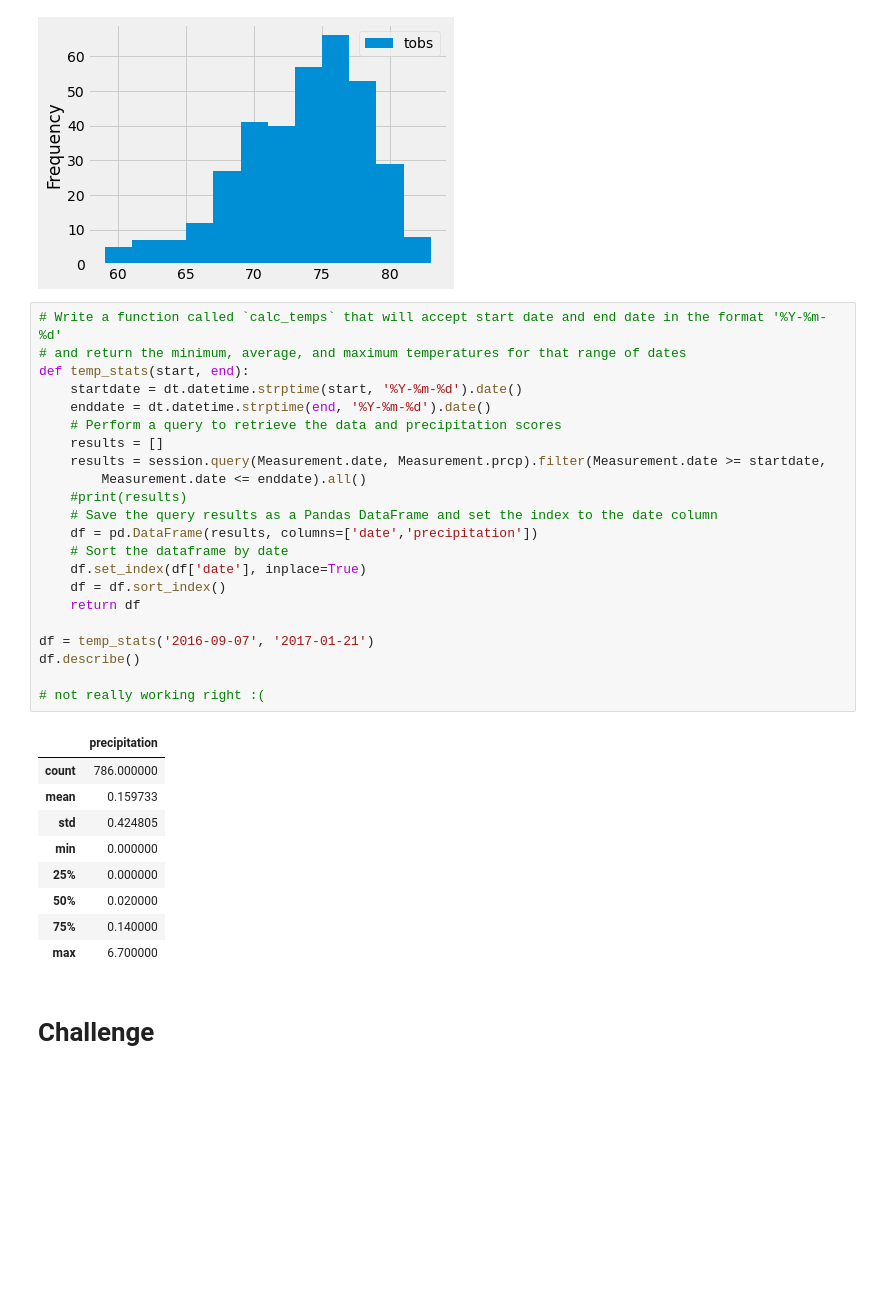
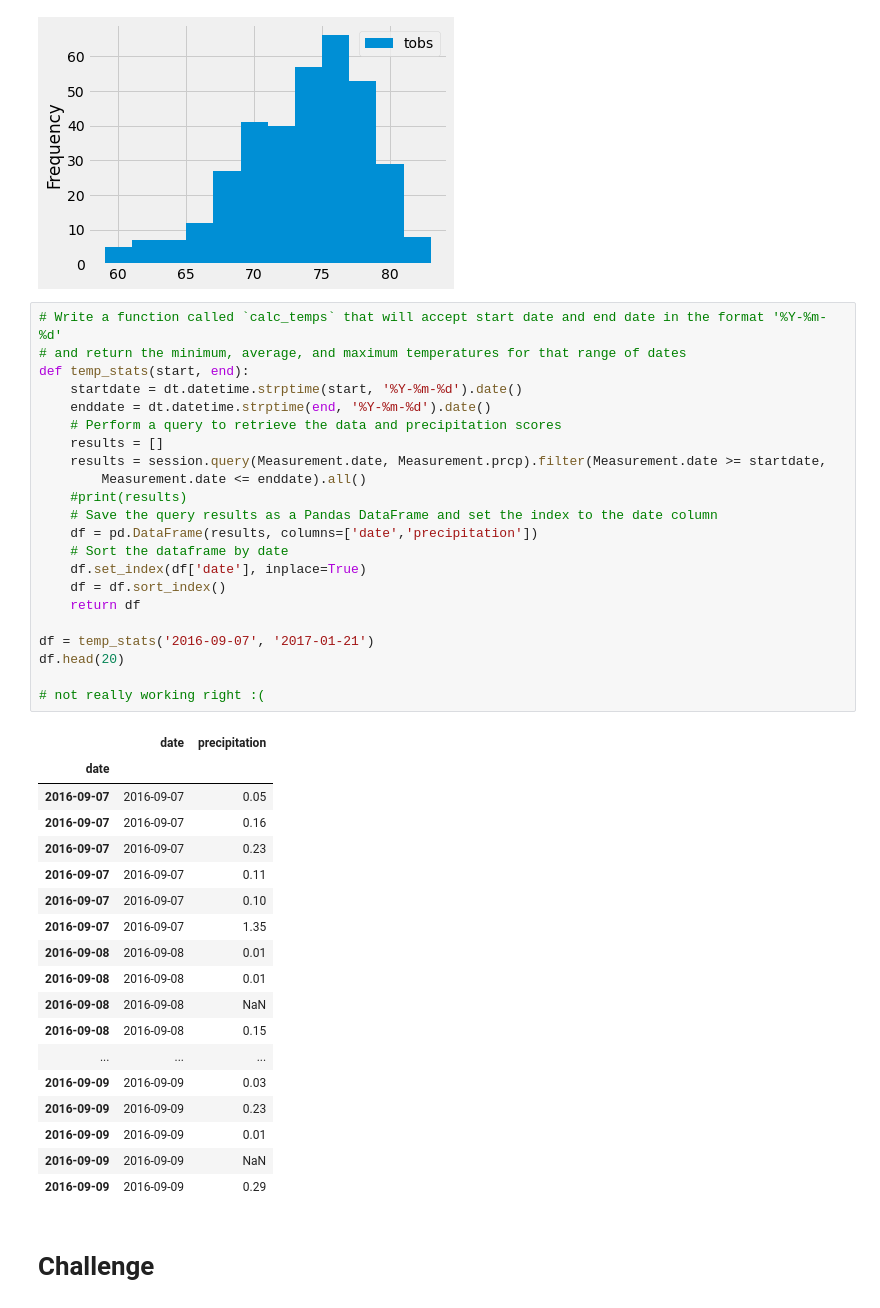
Before and after one commit to PGComai/surfs_up, a Jupyter notebook: climate_analysis.ipynb, the cells around one changed output. Drawn from its saved outputs; the diff is of its cells as text; blank space fills up the shorter version.

```diff
--- a/climate_analysis.ipynb
+++ b/climate_analysis.ipynb
@@ -112,34 +118,43 @@ plt.tight_layout()
 # %%
 # Write a function called `calc_temps` that will accept start date and end date in the format '%Y-%m-%d'
 # and return the minimum, average, and maximum temperatures for that range of dates
 def temp_stats(start, end):
     startdate = dt.datetime.strptime(start, '%Y-%m-%d').date()
     enddate = dt.datetime.strptime(end, '%Y-%m-%d').date()
     # Perform a query to retrieve the data and precipitation scores
     results = []
     results = session.query(Measurement.date, Measurement.prcp).filter(Measurement.date >= startdate,
         Measurement.date <= enddate).all()
     #print(results)
     # Save the query results as a Pandas DataFrame and set the index to the date column
     df = pd.DataFrame(results, columns=['date','precipitation'])
     # Sort the dataframe by date
     df.set_index(df['date'], inplace=True)
     df = df.sort_index()
     return df
 
 df = temp_stats('2016-09-07', '2017-01-21')
-df.describe()
+df.head(20)
 
 # not really working right :(
 # %% [output]
-|  | precipitation |
-| count | 786.000000 |
-| mean | 0.159733 |
-| std | 0.424805 |
-| min | 0.000000 |
-| 25% | 0.000000 |
-| 50% | 0.020000 |
-| 75% | 0.140000 |
-| max | 6.700000 |
+|  | date | precipitation |
+| date |  |  |
+| 2016-09-07 | 2016-09-07 | 0.05 |
+| 2016-09-07 | 2016-09-07 | 0.16 |
+| 2016-09-07 | 2016-09-07 | 0.23 |
+| 2016-09-07 | 2016-09-07 | 0.11 |
+| 2016-09-07 | 2016-09-07 | 0.10 |
+| 2016-09-07 | 2016-09-07 | 1.35 |
+| 2016-09-08 | 2016-09-08 | 0.01 |
+| 2016-09-08 | 2016-09-08 | 0.01 |
+| 2016-09-08 | 2016-09-08 | NaN |
+| 2016-09-08 | 2016-09-08 | 0.15 |
+| ... | ... | ... |
+| 2016-09-09 | 2016-09-09 | 0.03 |
+| 2016-09-09 | 2016-09-09 | 0.23 |
+| 2016-09-09 | 2016-09-09 | 0.01 |
+| 2016-09-09 | 2016-09-09 | NaN |
+| 2016-09-09 | 2016-09-09 | 0.29 |
 # %% [markdown]
 # Challenge
```
Also changed, not shown: parts of 1 cell of this notebook, 3 other files.
